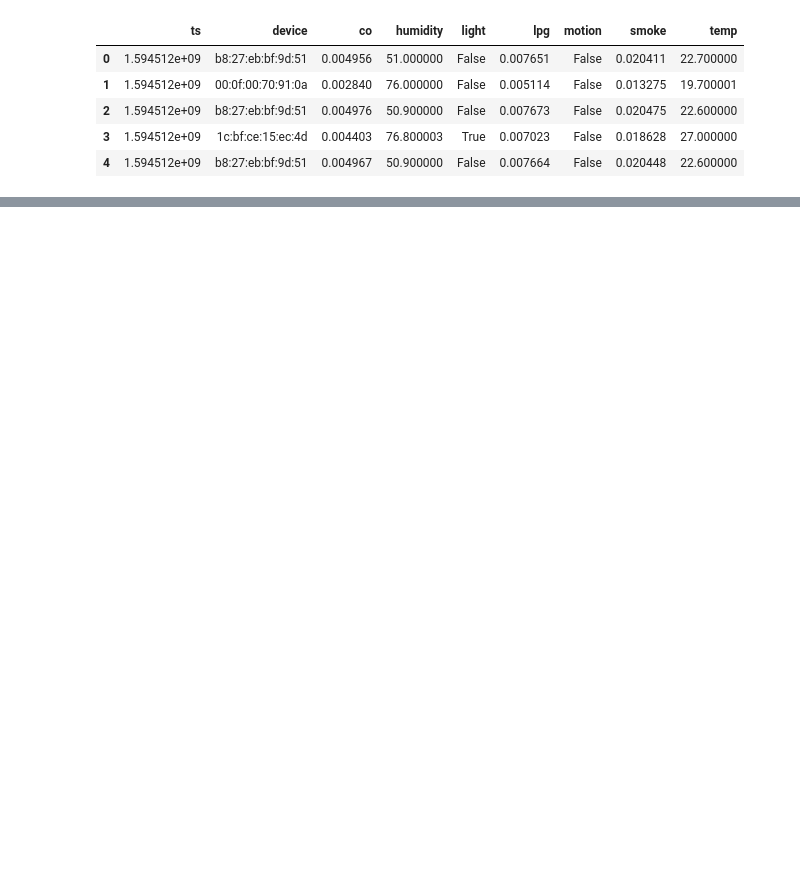
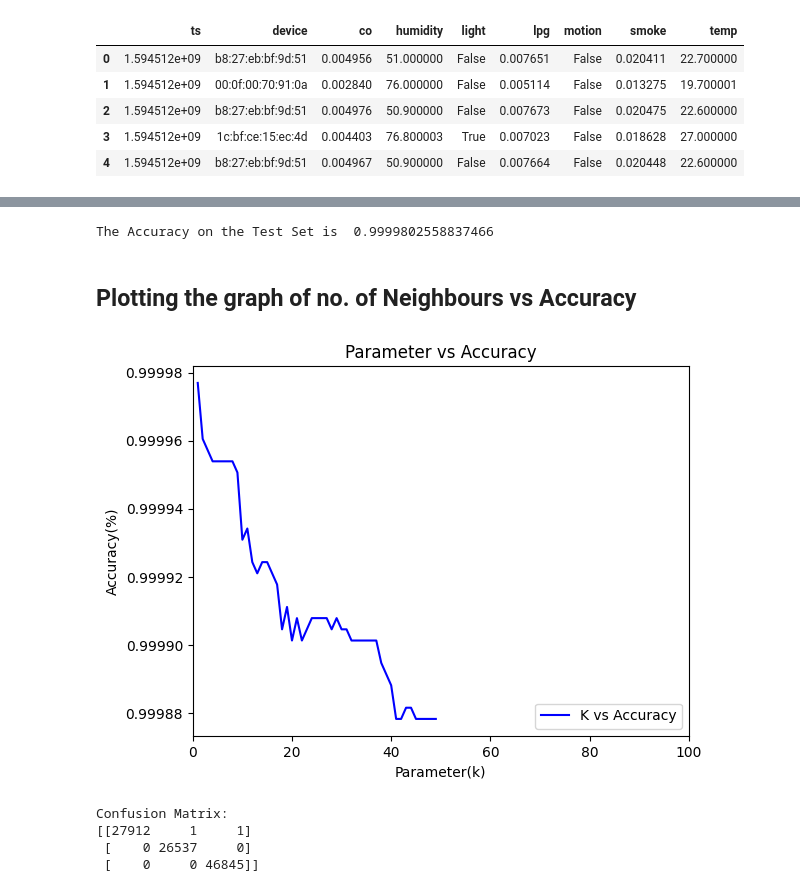
Before and after one commit to sulaimangm/SEP769_CPS_DeepLearning, a Jupyter notebook: SEP769_Classification.ipynb, the cells around one changed output, grey strips where cells are left out. Saved outputs shown, nothing was run; the diff lists cells and outputs as text; code cells hidden in the pictures; blank space fills up the shorter version.

```diff
--- a/SEP769_Classification.ipynb
+++ b/SEP769_Classification.ipynb
@@ -77,0 +93,6 @@ deviceEnc.index = df.index
+# %%
+columns_to_scale = ['co', 'humidity', 'lpg', 'smoke', 'temp']
+scaler = StandardScaler()
+scaled_df = cleaned_df.copy()
+scaled_df[columns_to_scale] = scaler.fit_transform(scaled_df[columns_to_scale])
+scaled_df.head()
@@ -77,0 +123,2 @@ deviceEnc.index = df.index
+# %%
+XTrain,XTest,XcTrain,XcTest=train_test_split(scaled_df,classes,test_size=0.25)
@@ -77,0 +129,3 @@ deviceEnc.index = df.index
+# %%
+knnNonTune = KNeighborsClassifier()
+knnNonTune.fit(XTrain,XcTrain)
@@ -77,0 +142,6 @@ deviceEnc.index = df.index
+# %%
+kList = list(range(1,50))
+knn = KNeighborsClassifier()
+params = {'n_neighbors' : kList}
+grid_kn = GridSearchCV(estimator = knn, param_grid = params, scoring = 'accuracy', cv = 10, verbose = 1, n_jobs=-1)
+grid_kn.fit(XTrain, XcTrain)
@@ -77,0 +155,28 @@ deviceEnc.index = df.index
+# %%
+prediction = grid_kn.predict(XTest)
+test_accuracy = accuracy_score(XcTest, prediction)
+print("The Accuracy on the Test Set is ", test_accuracy)
+# %% [output]
+The Accuracy on the Test Set is  0.9999802558837466
+# %% [markdown]
+## Plotting the graph of no. of Neighbours vs Accuracy
+# %%
+plt.title('Parameter vs Accuracy')
+plt.plot(kList, grid_kn.cv_results_['mean_test_score'], 'b', label = 'K vs Accuracy')
+plt.legend(loc = 'lower right')
+plt.xlim([0, 100])
+plt.ylabel('Accuracy(%)')
+plt.xlabel('Parameter(k)')
+plt.show()
+# %% [output]
+[figure, added]
+# %%
+conf_matrix = confusion_matrix(XcTest, prediction)
+
+print("Confusion Matrix:")
+print(conf_matrix)
+# %% [output]
+Confusion Matrix:
+[[27912     1     1]
+ [    0 26537     0]
+ [    0     0 46845]]
```
Also changed, not shown: parts of 29 cells of this notebook.
